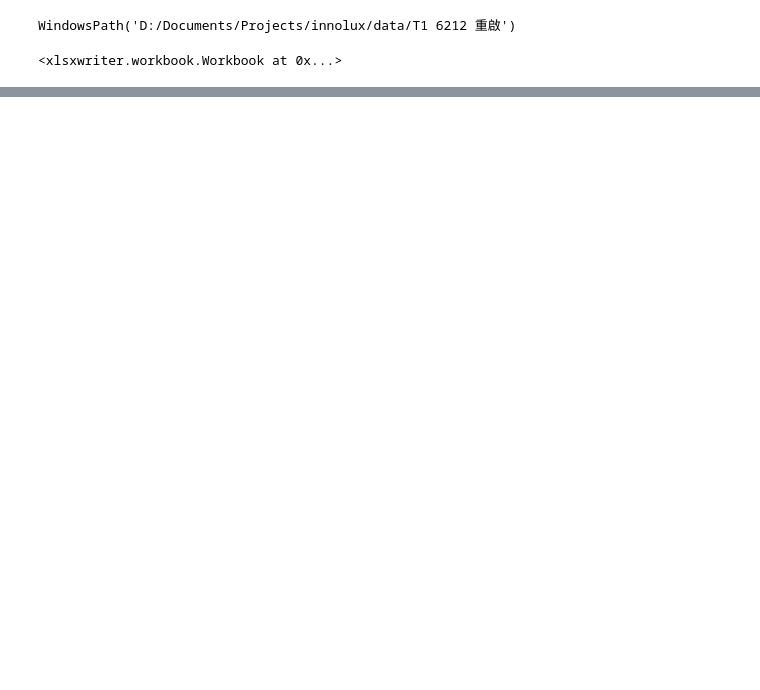
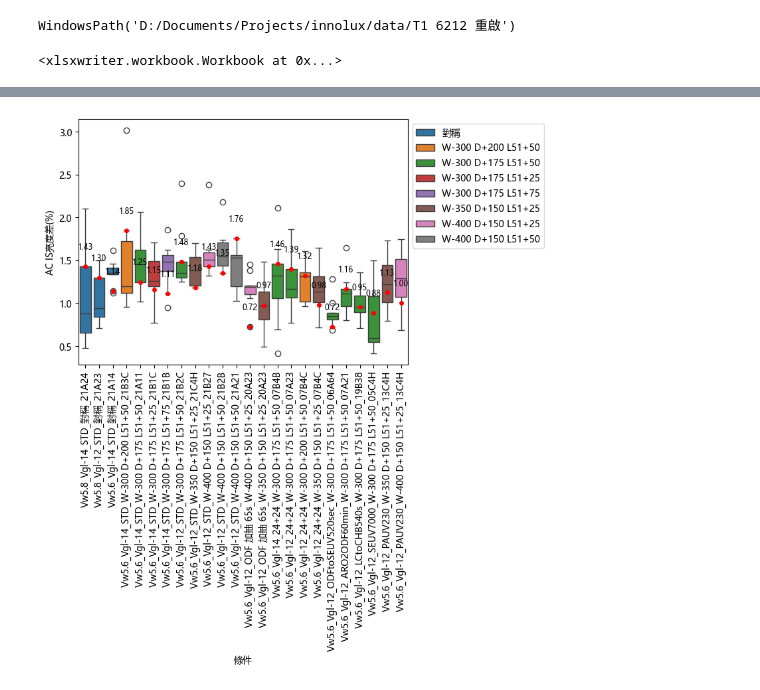
Before and after one commit to dimsplendid/innolux, a Jupyter notebook: notebooks/T1 6212 重啟/u-shape.ipynb, the cells around one changed output, grey strips where cells are left out. Cells and saved outputs as stored; diff of their text form; code cells hidden in the pictures; blank space fills up the shorter version.

```diff
--- a/notebooks/T1 6212 重啟/u-shape.ipynb
+++ b/notebooks/T1 6212 重啟/u-shape.ipynb
@@ -353,3 +157,40 @@ _ = ax.set_xticklabels(ax.get_xticklabels(),rotation=90)
+# %%
+plot_df = (
+    ushape_logs
+        .with_columns(("Vw" +  pl.col("Vw").cast(str) + "_Vgl" + pl.col("VGLO").cast(str) + "_" + pl.col("Condition") + '_' + pl.col("Gamma Code") + '_' + pl.col("Panel ID")).alias('條件'))
+        # .with_columns(("Vw" +  pl.col("Vw").cast(str) + "_Vgl" + pl.col("VGLO").cast(str) + "_" + pl.col("Condition") + '_' + pl.col("Gamma Code")).alias('條件'))
+        .filter(
+            pl.col("Stress Time(hr)") == stress_time,
+            pl.col("灰階") == gray_level,
+        )
+)
+
+ax = sns.boxplot(
+    plot_df.sort(pl.col("條件").replace(condition_order).cast(int)),
+    x = "條件",
+    y = "AC IS亮度差(%)",
+    legend='auto',
+    hue = "Gamma Code",
+)
+point_data = plot_df.filter(pl.col("Region") == "[8]/[9]").group_by("條件").first()
+sns.stripplot(
+    # data=plot_df.filter(pl.col("Region") == "[8]/[9]"),
+    data=plot_df.filter(pl.col("Region") == "[8]/[9]").group_by("條件").first(),
+    x='條件',
+    y="AC IS亮度差(%)",
+    c="r",
+    ax=ax,
+)
+
+for cond, y in point_data.select('條件', 'AC IS亮度差(%)').iter_rows():
+    ax.text(cond, y+0.2, f"{y:.2f}",horizontalalignment='center', size='small')
+
+ax.legend()
+sns.move_legend(ax, "upper left", bbox_to_anchor=(1, 1))
+# ax.axhline(0, color='red', lw=1.5)
+_ = ax.set_xticklabels(ax.get_xticklabels(),rotation=90)
+# %% [output]
+[figure, added]
 # %%
 plot_df = (
     ushape_logs
```
Also changed, not shown: parts of 25 cells of this notebook, 7 other files.
